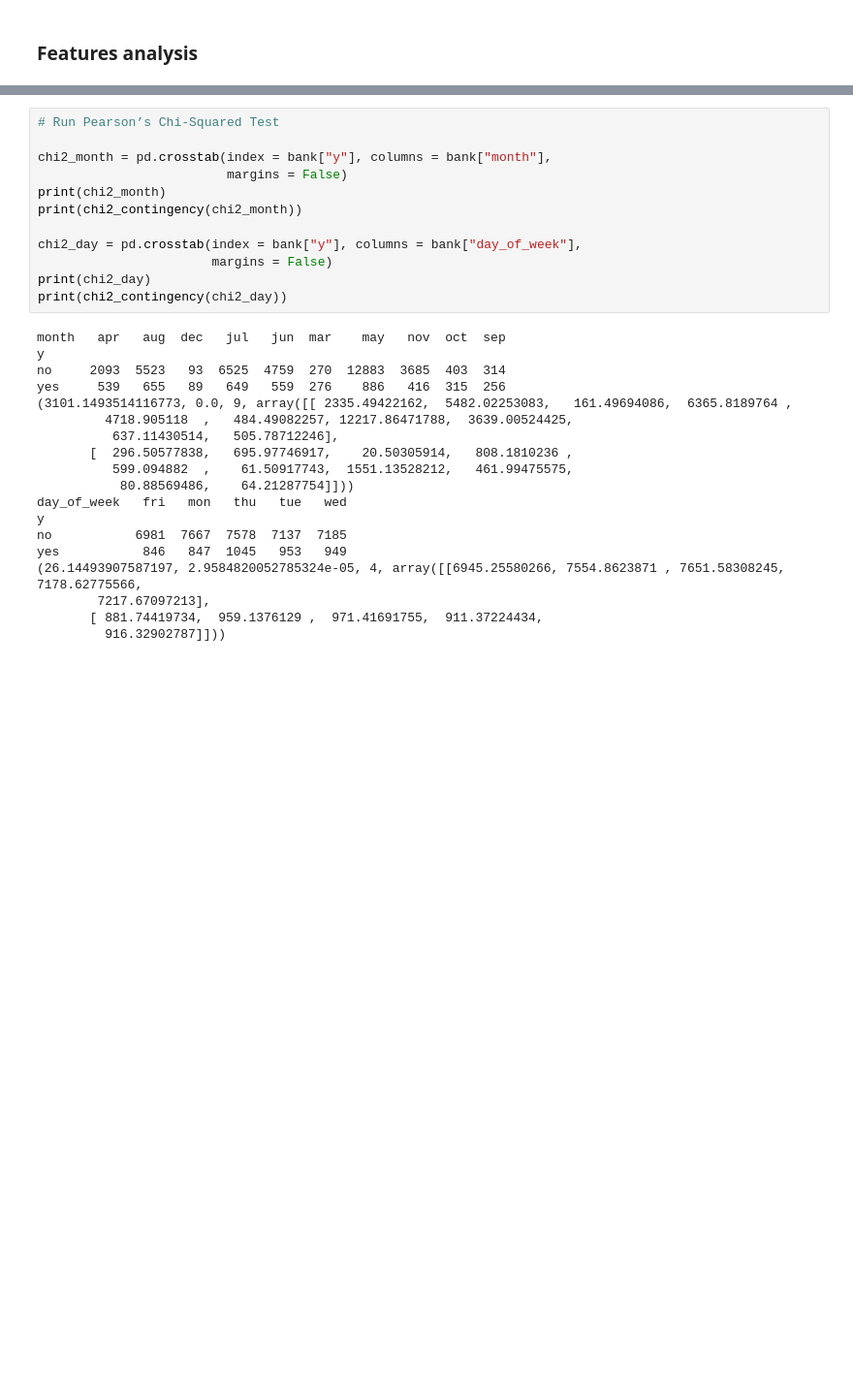
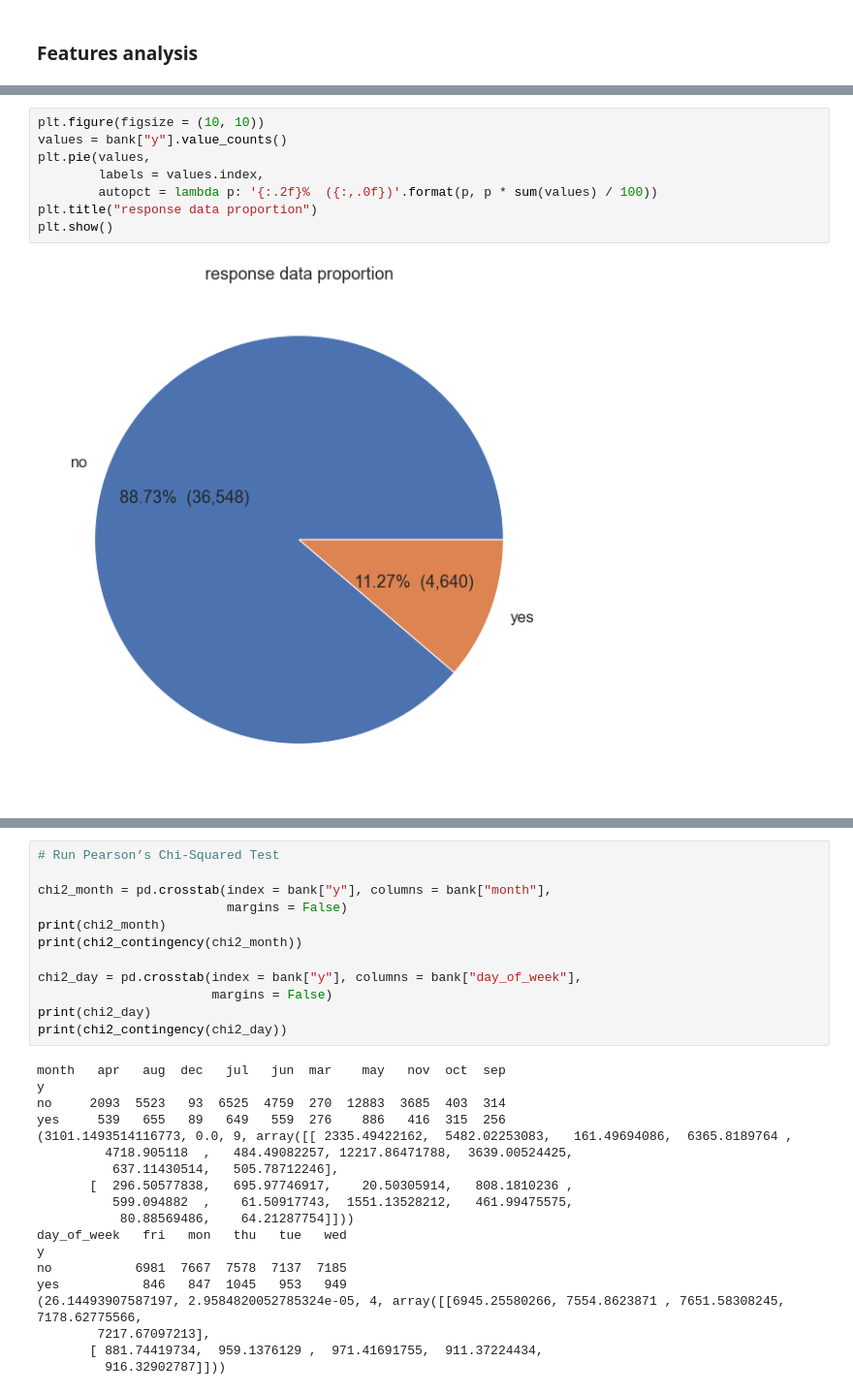
Before and after one commit to JumpyJumpy/Portuguese_Bank_Marketing_Data_Set, a Jupyter notebook: code/eda.ipynb, the cells around one changed output, grey strips where cells are left out. Shown at 97% size. Drawn from its saved outputs; the diff is of its cells as text; blank space fills up the shorter version.

```diff
--- a/code/eda.ipynb
+++ b/code/eda.ipynb
@@ -61,3 +89,13 @@ conti_feature = ['age', 'campaign', 'pdays', 'previous', 'emp.var.rate',
+# %%
+plt.figure(figsize = (10, 10))
+values = bank["y"].value_counts()
+plt.pie(values,
+        labels = values.index,
+        autopct = lambda p: '{:.2f}%  ({:,.0f})'.format(p, p * sum(values) / 100))
+plt.title("response data proportion")
+plt.show()
+# %% [output]
+[figure, added]
 # %%
 fig = plt.figure(figsize = (24, 20))
 sns.set(font_scale = 1.5)
```
Also changed, not shown: parts of 10 cells of this notebook, 3 other files.
